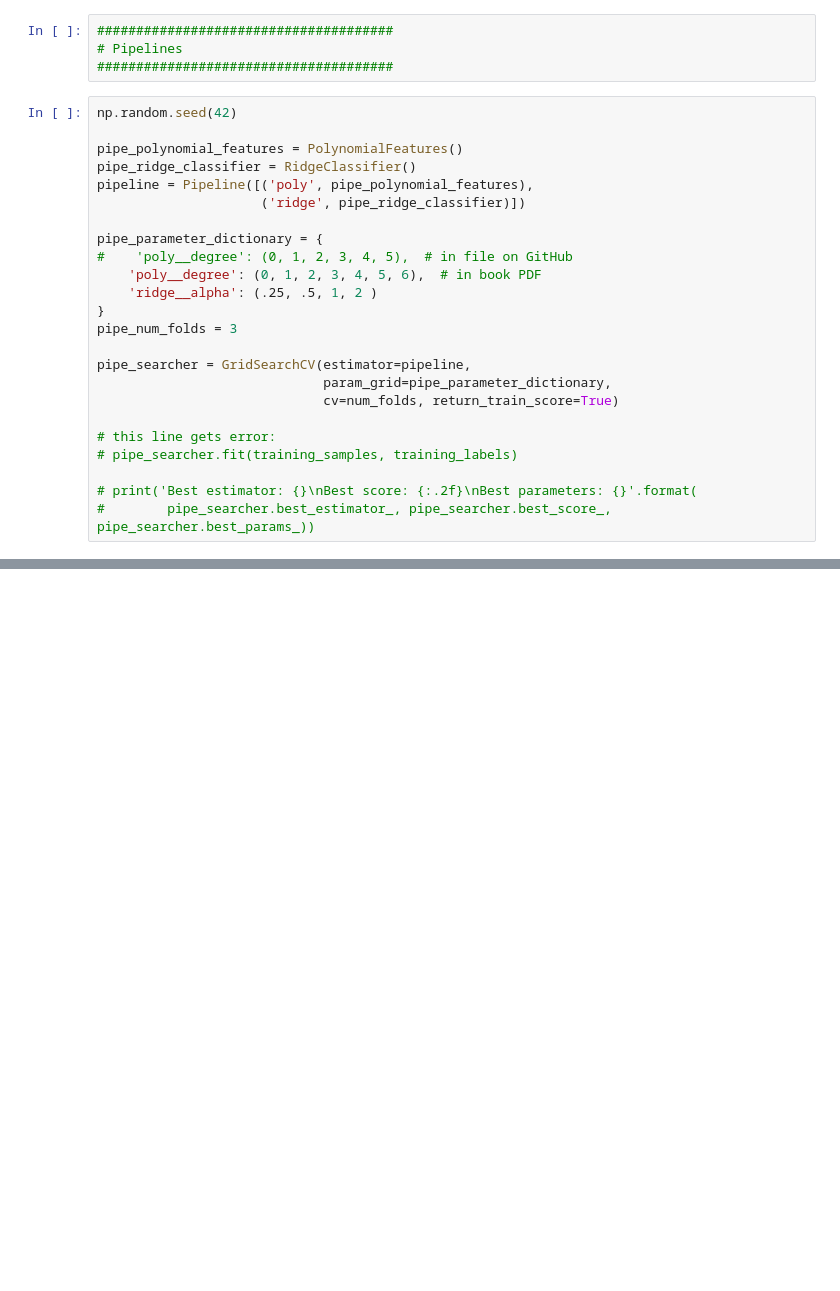
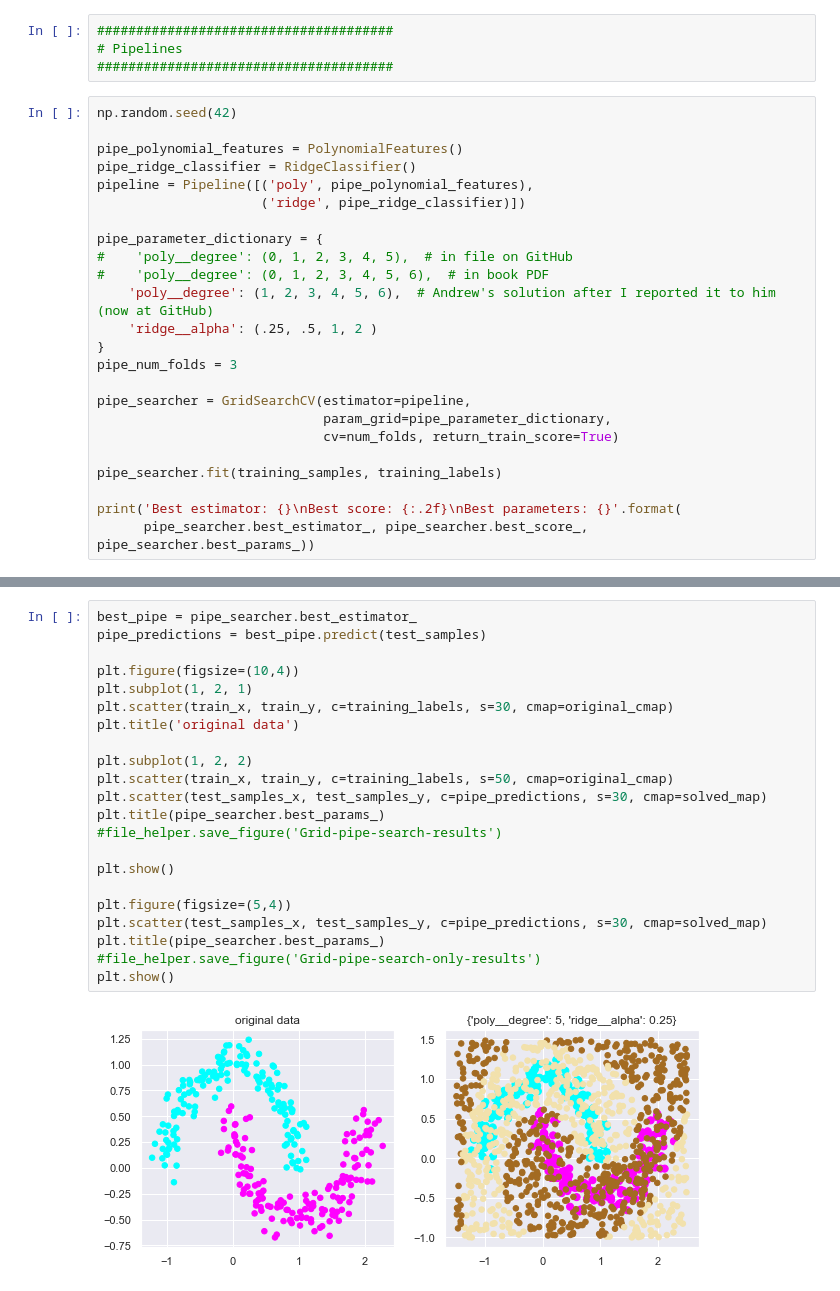
Before and after one commit to cwreynolds/PredatorEye, a Jupyter notebook: first_experiments.ipynb, the cells around one changed output, grey strips where cells are left out. Saved outputs shown, nothing was run; the diff lists cells and outputs as text; blank space fills up the shorter version.

Commit message:
Finished B1-6 after reported to Andrew and used his fix.

```diff
--- a/first_experiments.ipynb
+++ b/first_experiments.ipynb
@@ -604,7 +604,8 @@ pipeline = Pipeline([('poly', pipe_polynomial_features),
 
 pipe_parameter_dictionary = {
 #    'poly__degree': (0, 1, 2, 3, 4, 5),  # in file on GitHub
-    'poly__degree': (0, 1, 2, 3, 4, 5, 6),  # in book PDF
+#    'poly__degree': (0, 1, 2, 3, 4, 5, 6),  # in book PDF
+    'poly__degree': (1, 2, 3, 4, 5, 6),  # Andrew's solution after I reported it to him (now at GitHub)
     'ridge__alpha': (.25, .5, 1, 2 )
 }
 pipe_num_folds = 3
@@ -613,8 +614,7 @@ pipe_searcher = GridSearchCV(estimator=pipeline,
                              param_grid=pipe_parameter_dictionary,
                              cv=num_folds, return_train_score=True)
 
-# this line gets error:
-# pipe_searcher.fit(training_samples, training_labels)
+pipe_searcher.fit(training_samples, training_labels)
 
-# print('Best estimator: {}\nBest score: {:.2f}\nBest parameters: {}'.format(
-#        pipe_searcher.best_estimator_, pipe_searcher.best_score_, pipe_searcher.best_params_))
+print('Best estimator: {}\nBest score: {:.2f}\nBest parameters: {}'.format(
+      pipe_searcher.best_estimator_, pipe_searcher.best_score_, pipe_searcher.best_params_))
@@ -620,0 +626,24 @@ pipe_searcher = GridSearchCV(estimator=pipeline,
+# %%
+best_pipe = pipe_searcher.best_estimator_
+pipe_predictions = best_pipe.predict(test_samples)
+
+plt.figure(figsize=(10,4))
+plt.subplot(1, 2, 1)
+plt.scatter(train_x, train_y, c=training_labels, s=30, cmap=original_cmap)
+plt.title('original data')
+
+plt.subplot(1, 2, 2)
+plt.scatter(train_x, train_y, c=training_labels, s=50, cmap=original_cmap)
+plt.scatter(test_samples_x, test_samples_y, c=pipe_predictions, s=30, cmap=solved_map)
+plt.title(pipe_searcher.best_params_)
+#file_helper.save_figure('Grid-pipe-search-results')
+
+plt.show()
+
+plt.figure(figsize=(5,4))
+plt.scatter(test_samples_x, test_samples_y, c=pipe_predictions, s=30, cmap=solved_map)
+plt.title(pipe_searcher.best_params_)
+#file_helper.save_figure('Grid-pipe-search-only-results')
+plt.show()
+# %% [output]
+[figure, added]
```
Also changed, not shown: parts of 6 cells of this notebook.
